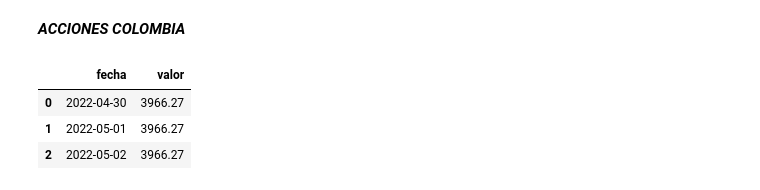
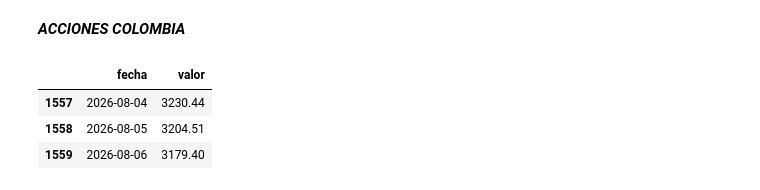
Before and after one commit to Yilap88/Colombia_finance, a Jupyter notebook: Figures/AccionesColombia.ipynb, the cells around one changed output. Drawn from its saved outputs; the diff is of its cells as text; code cells hidden in the pictures.

Commit message:
Data is updated with new stock data for Colombia

```diff
--- a/Figures/AccionesColombia.ipynb
+++ b/Figures/AccionesColombia.ipynb
@@ -59,12 +59,12 @@ plotly_oneplot(Isa, "Fecha", "Precios (último /cierre)", "Isa", color_in="orang
 #static_plot(PFDavigroup, "pink")
 plotly_oneplot(PFDavigroup, "Fecha", "Precios (último /cierre)", "PFDavigroup", color_in="pink", date_marker = pd.to_datetime("2026-07-14"))
 # %%
-TRM = pd.read_csv(f"{PROJECT_DIR}/Data/TRM/TRM.csv")
-TRM.head(3)
+TRM = pd.read_csv(f"{PROJECT_DIR}/Data/TRM/newTRM.csv")
+TRM.tail(3)
 # %% [output]
 |  | fecha | valor |
-| 0 | 2022-04-30 | 3966.27 |
-| 1 | 2022-05-01 | 3966.27 |
-| 2 | 2022-05-02 | 3966.27 |
+| 1557 | 2026-08-04 | 3230.44 |
+| 1558 | 2026-08-05 | 3204.51 |
+| 1559 | 2026-08-06 | 3179.40 |
 # %%
 plotly_oneplot(TRM, "fecha", "valor", "TRM", color_in="black", date_marker = pd.to_datetime("2026-07-14"))
```
Also changed, not shown: 7 other files.
